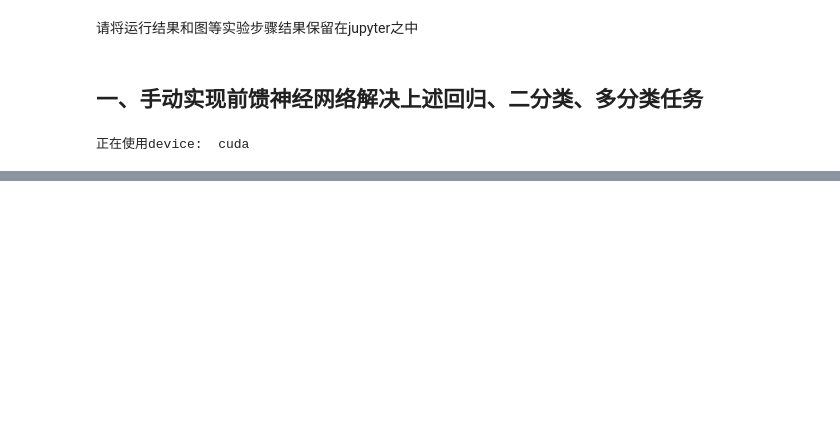
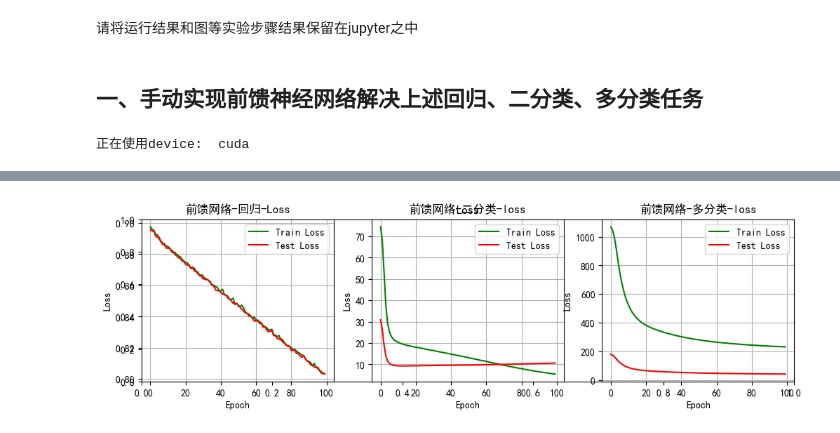
Before and after one commit to FOPluto/pytorchStudy, a Jupyter notebook: pytorchDev/实验二.ipynb, the cells around one changed output, grey strips where cells are left out. Saved outputs shown, nothing was run; the diff lists cells and outputs as text; code cells hidden in the pictures; blank space fills up the shorter version.

```diff
--- a/pytorchDev/实验二.ipynb
+++ b/pytorchDev/实验二.ipynb
@@ -33,0 +132,34 @@ test_data = torchvision.datasets.MNIST(root="../data/MNIST", train=False, transf
+# %%
+# 开始训练
+model1 = MyNet1()  # logistics模型
+criterion = CrossEntropyLoss()   # 损失函数
+lr = 0.05   # 学习率
+batchsize = 128
+epochs = 100 #训练轮数
+train_all_loss1 = [] # 记录训练集上得loss变化
+test_all_loss1 = [] #记录测试集上的loss变化
+begintime1 = time.time()
+for epoch in range(epochs):
+    train_l = 0
+    for data, labels in traindataloader1:
+        pred = model1.forward(data)
+        train_each_loss = mse(pred.view(-1,1), labels.view(-1,1)) #计算每次的损失值
+        train_each_loss.backward() # 反向传播
+        mySGD(model1.params, lr, batchsize) # 使用小批量随机梯度下降迭代模型参数
+        # 梯度清零
+        train_l += train_each_loss.item()
+        for param in model1.params:
+            param.grad.data.zero_()
+        # print(train_each_loss)
+    train_all_loss1.append(train_l) # 添加损失值到列表中
+    with torch.no_grad():
+        test_loss = 0
+        for data, labels in traindataloader1:
+            pred = model1.forward(data)
+            test_each_loss = mse(pred, labels)
+            test_loss += test_each_loss.item()
+        test_all_loss1.append(test_loss)
+    if epoch==0 or (epoch+1) % 4 == 0:
+        print('epoch: %d | train loss:%.5f | test loss:%.5f'%(epoch+1,train_all_loss1[-1],test_all_loss1[-1]))
+endtime1 = time.time()
+print("手动实现前馈网络-回归实验 %d轮 总用时: %.3fs"%(epochs,endtime1-begintime1))
@@ -33,0 +367,13 @@ test_data = torchvision.datasets.MNIST(root="../data/MNIST", train=False, transf
+# %%
+## 进行实验结果分析
+plt.figure(figsize=(12,3))
+plt.title('Loss')
+plt.subplot(131)
+picture('前馈网络-回归-Loss',train_all_loss1,test_all_loss1)
+plt.subplot(132)
+picture('前馈网络-二分类-loss',train_all_loss2,test_all_loss2)
+plt.subplot(133)
+picture('前馈网络-多分类-loss',train_all_loss3,test_all_loss3)
+plt.show()
+# %% [output]
+[figure, added]
```
Also changed, not shown: parts of 59 cells of this notebook, 12 other files.
